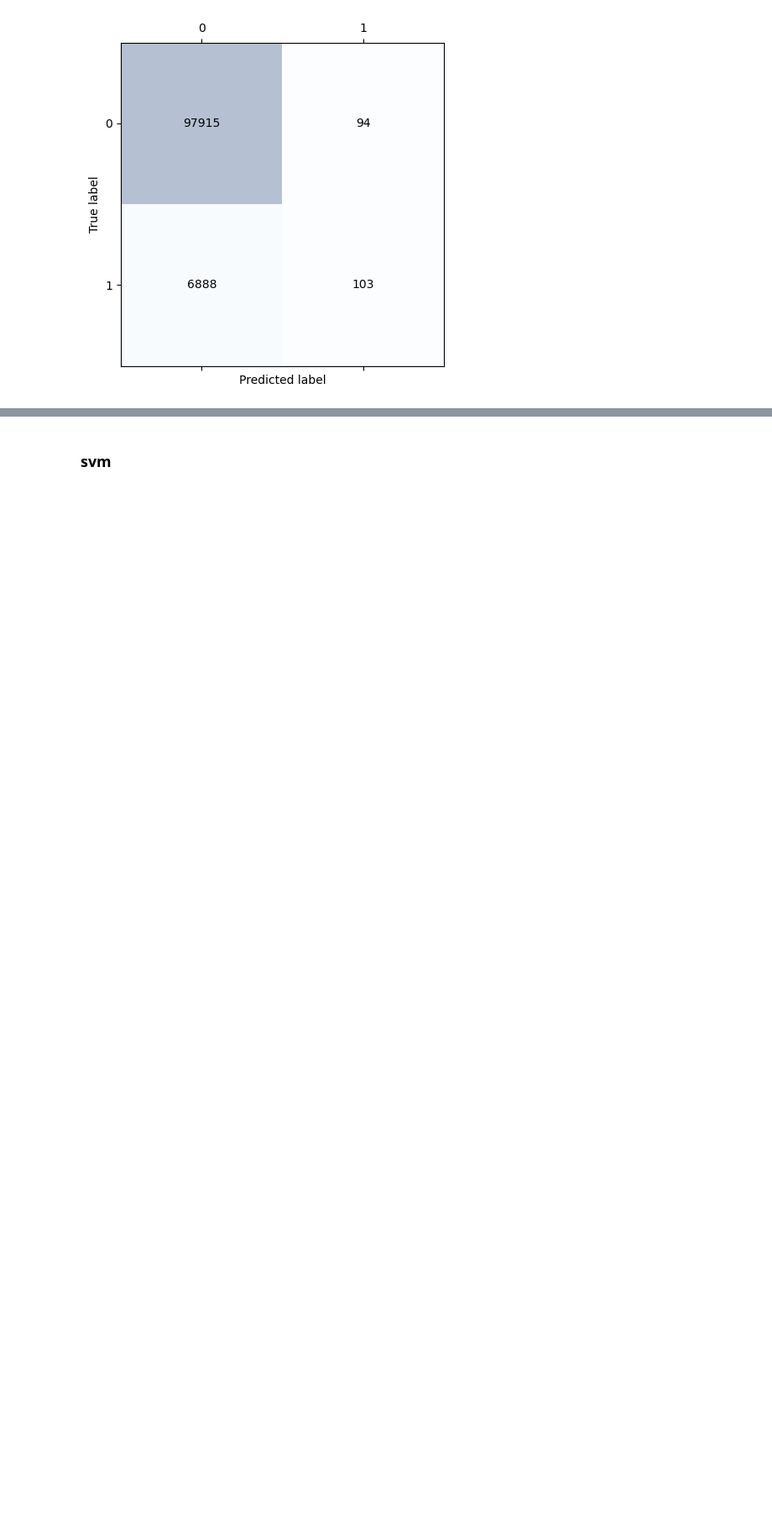
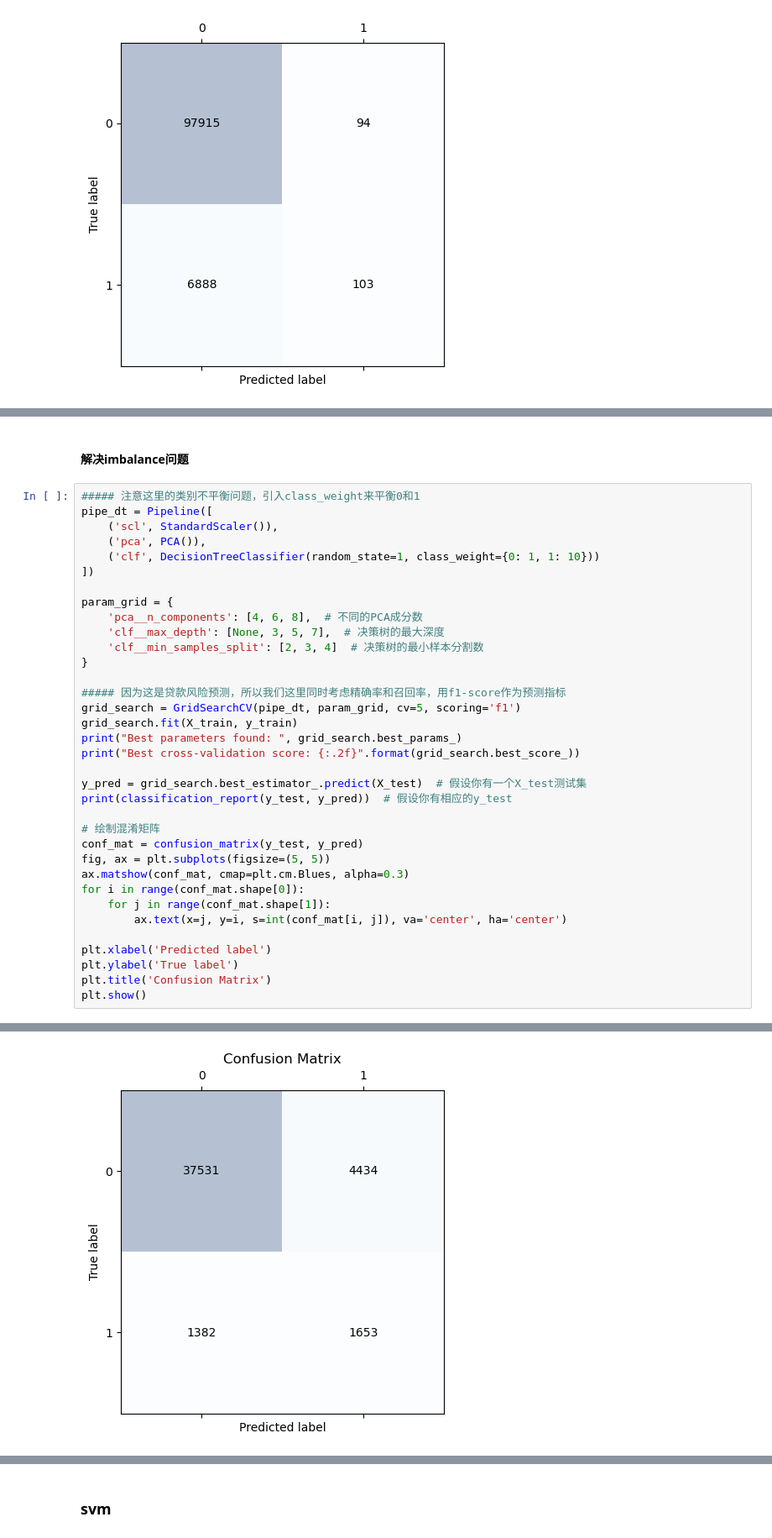
Before and after one commit to WatchMtLiu/PHBS_MLF_2024, a Jupyter notebook: GIVE-ME-SOME-Credit/hw2.ipynb, the cells around one changed output, grey strips where cells are left out. Shown at 84% size. Saved outputs shown, nothing was run; the diff lists cells and outputs as text; blank space fills up the shorter version.

```diff
--- a/GIVE-ME-SOME-Credit/hw2.ipynb
+++ b/GIVE-ME-SOME-Credit/hw2.ipynb
@@ -144,0 +194,38 @@ CV accuracy: 0.934 +/- 0.000
+# %% [markdown]
+#### 解决imbalance问题
+# %%
+##### 注意这里的类别不平衡问题，引入class_weight来平衡0和1
+pipe_dt = Pipeline([
+    ('scl', StandardScaler()),
+    ('pca', PCA()),
+    ('clf', DecisionTreeClassifier(random_state=1, class_weight={0: 1, 1: 10}))
+])
+
+param_grid = {
+    'pca__n_components': [4, 6, 8],  # 不同的PCA成分数
+    'clf__max_depth': [None, 3, 5, 7],  # 决策树的最大深度
+    'clf__min_samples_split': [2, 3, 4]  # 决策树的最小样本分割数
+}
+
+##### 因为这是贷款风险预测，所以我们这里同时考虑精确率和召回率，用f1-score作为预测指标
+grid_search = GridSearchCV(pipe_dt, param_grid, cv=5, scoring='f1')
+grid_search.fit(X_train, y_train)
+print("Best parameters found: ", grid_search.best_params_)
+print("Best cross-validation score: {:.2f}".format(grid_search.best_score_))
+
+y_pred = grid_search.best_estimator_.predict(X_test)  # 假设你有一个X_test测试集
+print(classification_report(y_test, y_pred))  # 假设你有相应的y_test
+
+# 绘制混淆矩阵
+conf_mat = confusion_matrix(y_test, y_pred)
+fig, ax = plt.subplots(figsize=(5, 5))
+ax.matshow(conf_mat, cmap=plt.cm.Blues, alpha=0.3)
+for i in range(conf_mat.shape[0]):
+    for j in range(conf_mat.shape[1]):
+        ax.text(x=j, y=i, s=int(conf_mat[i, j]), va='center', ha='center')
+
+plt.xlabel('Predicted label')
+plt.ylabel('True label')
+plt.title('Confusion Matrix')
+plt.show()
+# %% [output]
@@ -144,0 +242 @@ CV accuracy: 0.934 +/- 0.000
+[figure, added]
```
Also changed, not shown: parts of 7 cells of this notebook, 1 other file.
